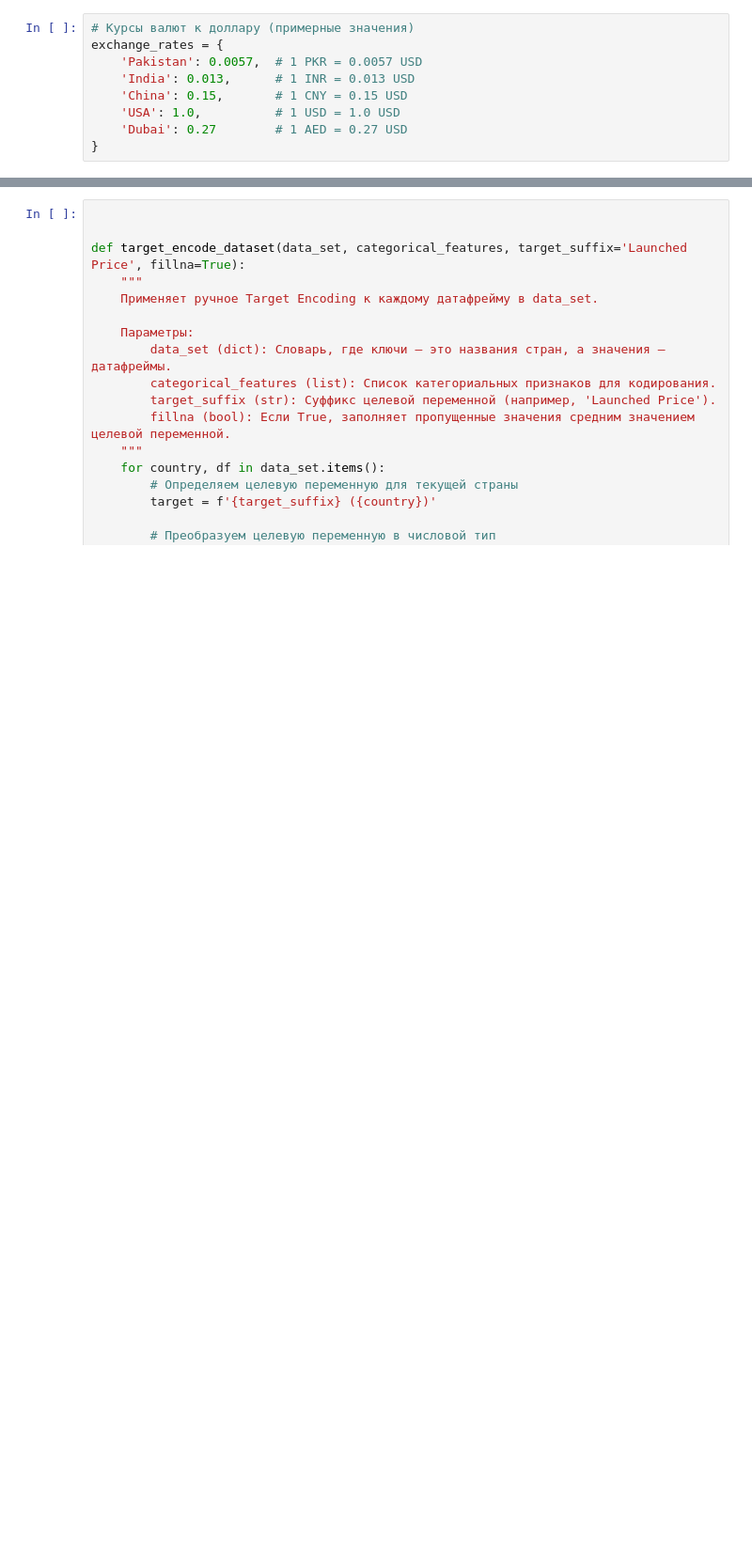
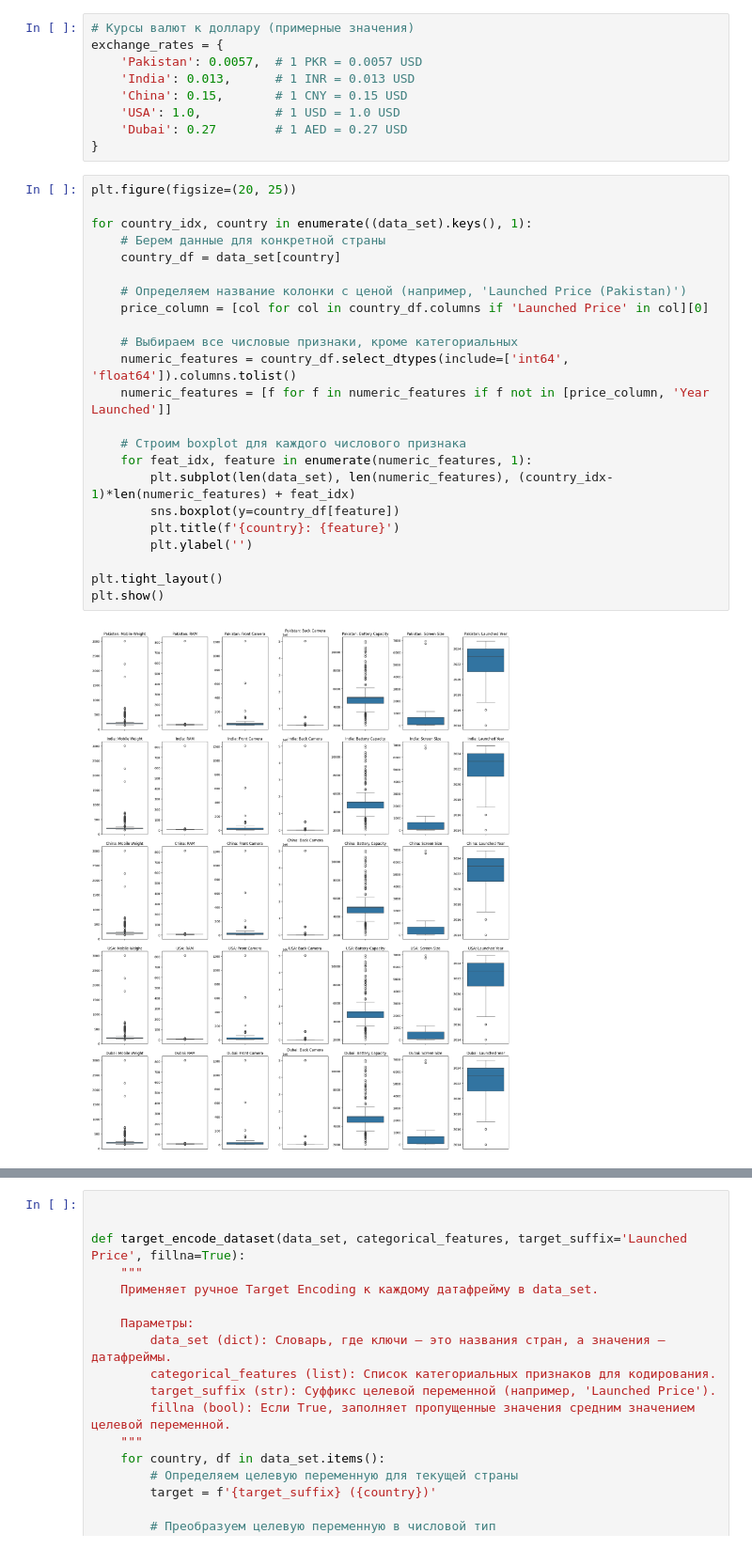
Before and after one commit to IamGuts/Stronghold_of_digital_martyrdom, a Jupyter notebook: Projects/Modile Dataset/Modile_data.ipynb, the cells around one changed output, grey strips where cells are left out. Shown at 94% size. Drawn from its saved outputs; the diff is of its cells as text; blank space fills up the shorter version.

```diff
--- a/Projects/Modile Dataset/Modile_data.ipynb
+++ b/Projects/Modile Dataset/Modile_data.ipynb
@@ -173,3 +173,28 @@ exchange_rates = {
     'USA': 1.0,          # 1 USD = 1.0 USD
     'Dubai': 0.27        # 1 AED = 0.27 USD
 }
+# %%
+plt.figure(figsize=(20, 25))
+
+for country_idx, country in enumerate((data_set).keys(), 1):
+    # Берем данные для конкретной страны
+    country_df = data_set[country]
+
+    # Определяем название колонки с ценой (например, 'Launched Price (Pakistan)')
+    price_column = [col for col in country_df.columns if 'Launched Price' in col][0]
+
+    # Выбираем все числовые признаки, кроме категориальных
+    numeric_features = country_df.select_dtypes(include=['int64', 'float64']).columns.tolist()
+    numeric_features = [f for f in numeric_features if f not in [price_column, 'Year Launched']]
+
+    # Строим boxplot для каждого числового признака
+    for feat_idx, feature in enumerate(numeric_features, 1):
+        plt.subplot(len(data_set), len(numeric_features), (country_idx-1)*len(numeric_features) + feat_idx)
+        sns.boxplot(y=country_df[feature])
+        plt.title(f'{country}: {feature}')
+        plt.ylabel('')
+
+plt.tight_layout()
+plt.show()
+# %% [output]
+[figure, added]
```
Also changed, not shown: parts of 5 cells of this notebook, 1 other file.
